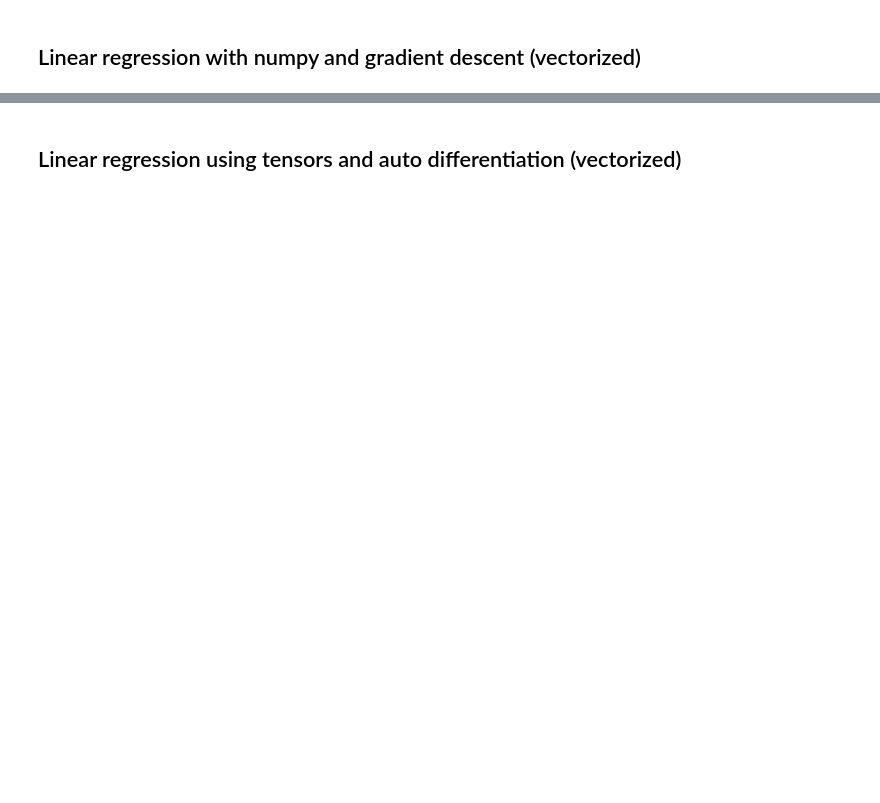
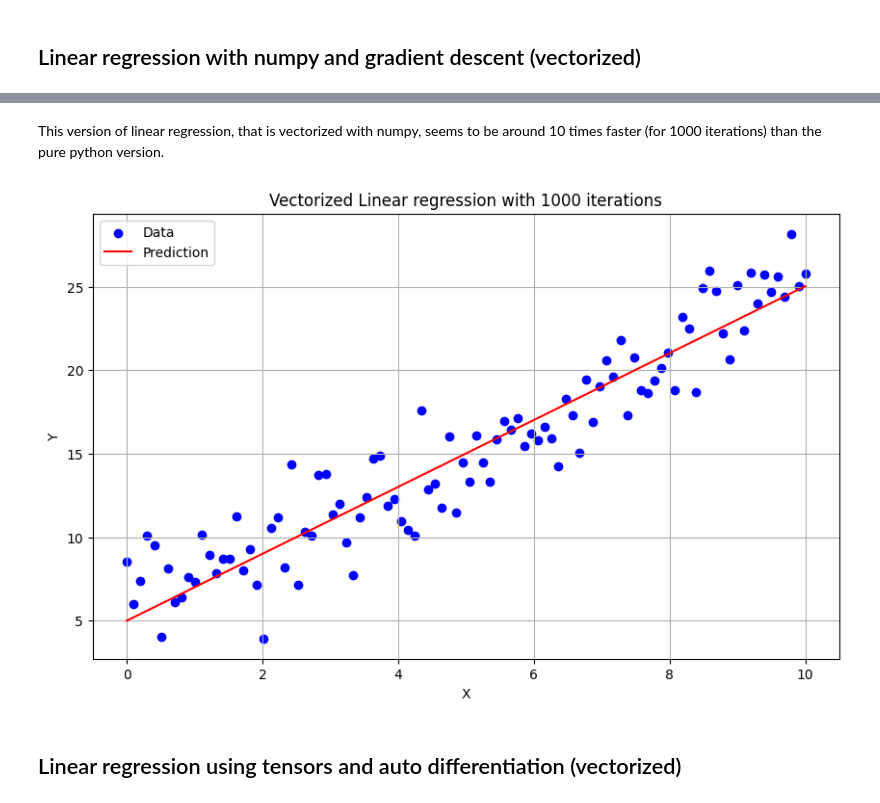
Before and after one commit to seven-dev/understanding-through-implementation, a Jupyter notebook: src/linear-regression/linear-regression-with-gradient-descent.ipynb, the cells around one changed output, grey strips where cells are left out. Drawn from its saved outputs; the diff is of its cells as text; code cells hidden in the pictures; blank space fills up the shorter version.

```diff
--- a/src/linear-regression/linear-regression-with-gradient-descent.ipynb
+++ b/src/linear-regression/linear-regression-with-gradient-descent.ipynb
@@ -200,0 +261,9 @@ IndexError: list index out of range
+# %%
+# Input x is a 1D array and here is converted into a 2D vector of shape (n_examples, 1)
+new_x = np.expand_dims(x, axis=0).T
+new_y = np.expand_dims(y, axis=0).T
+# %%
+%%time
+lr = NumpyVectorizedLinearRegression()
+lr.train(new_x, new_y, iterations=1000, learning_rate=0.01)
+pred_y = lr.weighted_prediction(new_x)
@@ -201,2 +286,8 @@ IndexError: list index out of range
+# %% [markdown]
+This version of linear regression, that is vectorized with numpy, seems to be around 10 times faster (for 1000 iterations) than the pure python version.
+# %%
+fig1 = display_data('Vectorized Linear regression with 1000 iterations', x, y, pred_y)
+# %% [output]
+[figure, added]
 # %% [markdown]
 ## Linear regression using tensors and auto differentiation (vectorized)
```
Also changed, not shown: parts of 10 cells of this notebook.
